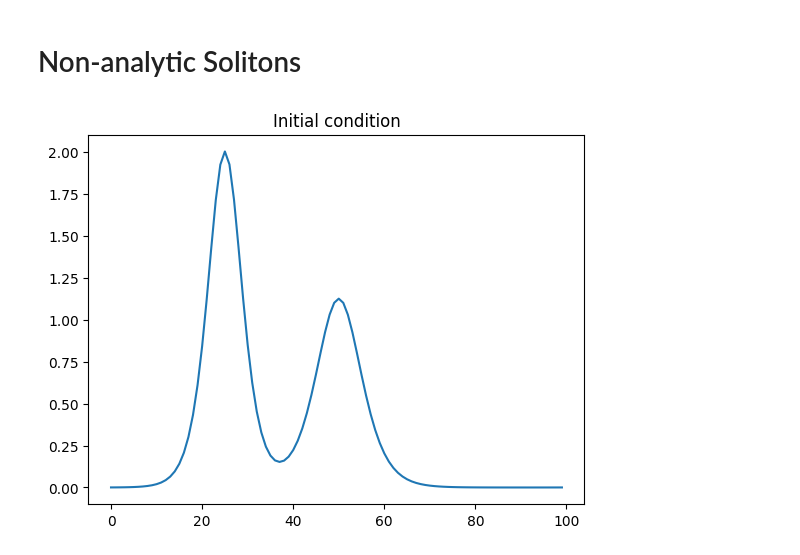
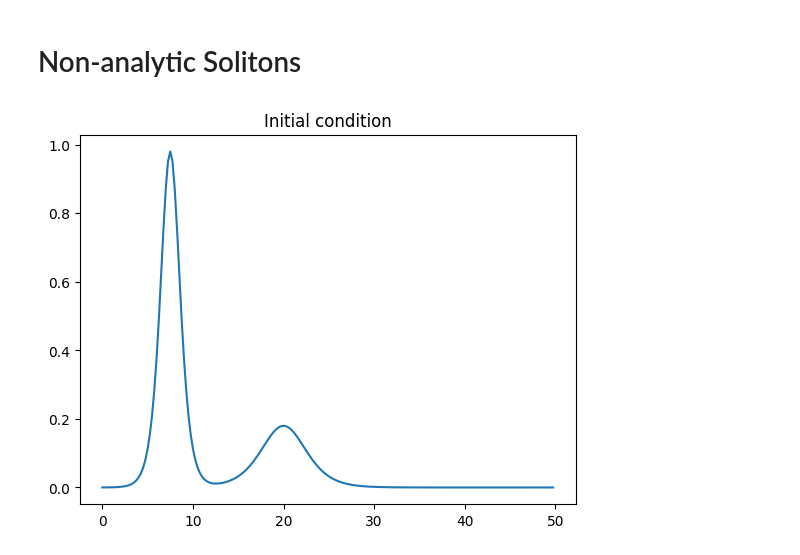
Before and after one commit to Kohmann/master-GAN, a Jupyter notebook: waveEquations/kdv_minimal.ipynb, the cells around one changed output. Cells and saved outputs as stored; diff of their text form; code cells hidden in the pictures.

```diff
--- a/waveEquations/kdv_minimal.ipynb
+++ b/waveEquations/kdv_minimal.ipynb
@@ -74,7 +75,7 @@ def initial_condition_kdv(x, k1, k2, eta):
     M = x.size
     P = int((x[-1]-x[0])*M/(M-1))
 
-    d1, d2 = .25, .5
+    d1, d2 = .15, .4
     sech = lambda a: 1/np.cosh(a) # sech isn't defined in NumPy
     u0 = 0
     u0 += (-6./-eta)*2 * k1**2 * sech(np.abs(k1 * ((x+P/2-P*d1) % P - P/2)))**2
@@ -86,20 +87,21 @@ def initial_condition_kdv(x, k1, k2, eta):
 eta = 6.0
 gamma = 1.0
 
-t_max = 5
+t_max = 19
 c = 2 # the speed and two times the height of the wave
-P = 20  # period
-M = 100  # number of spatial points
-N = 100 # number of temporal points
+P = 50  # period
+M = 200  # number of spatial points
+N = 50 # number of temporal points
 
-k1, k2 = 1., .75 # should be uniformly random
+k1= 0.70 # upper=0.7, lower
+k2 = .3 # upper= 0.5, lower
 # Grids
 x, dx = grid(P, M) # spatial grid
 t, dt = grid(t_max, N) # temporal grid
 # %%
 D1, D2 = difference_matrices(P,M)
 u0 = initial_condition_kdv(x, k1, k2, eta)
-plt.plot(u0); plt.title('Initial condition');
+plt.plot(x, u0); plt.title('Initial condition');
 # %% [output]
-[figure, old version]
+[figure, new version]
 # %%
```
Also changed, not shown: parts of 10 cells of this notebook, 2 other files.
